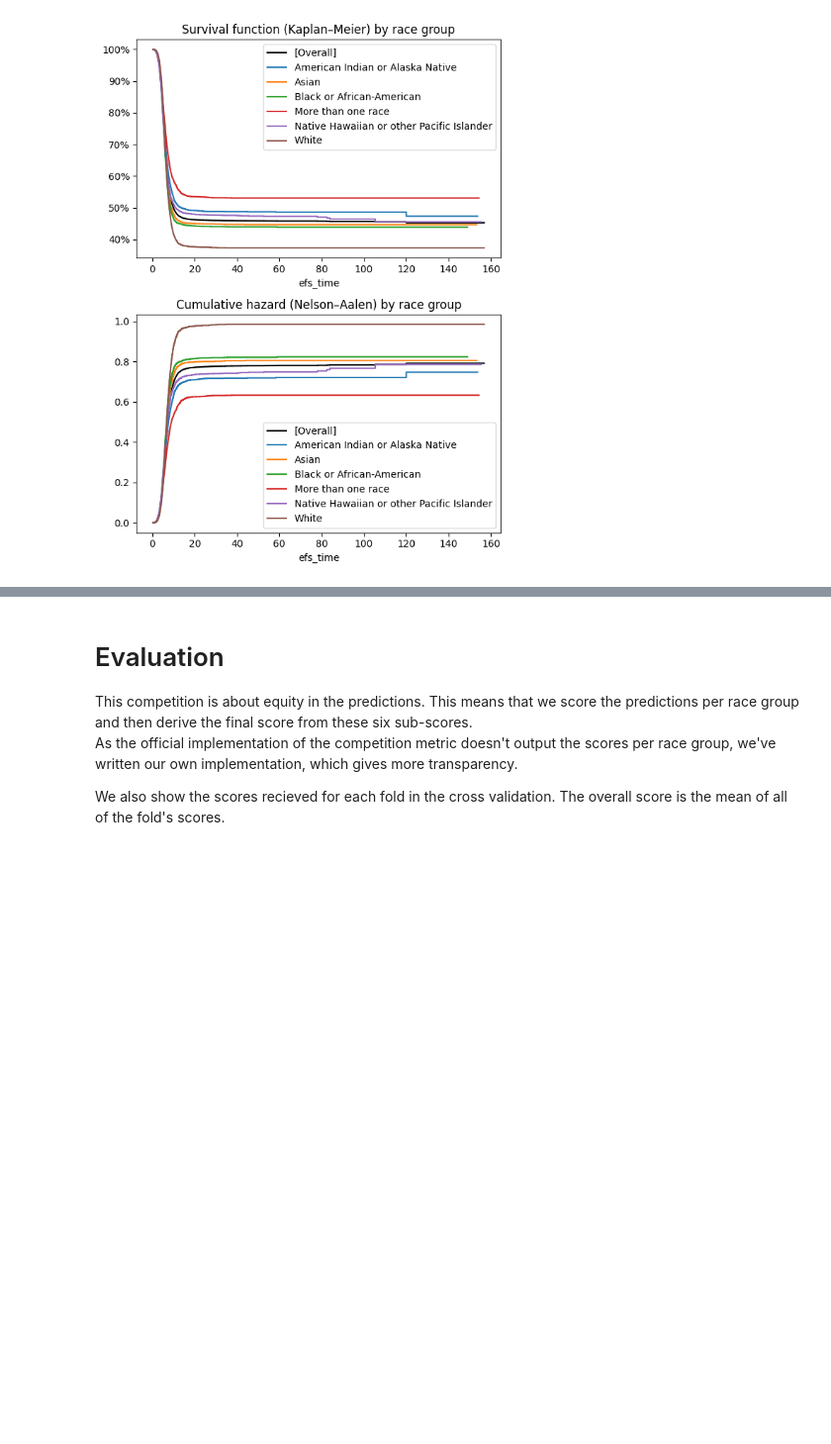
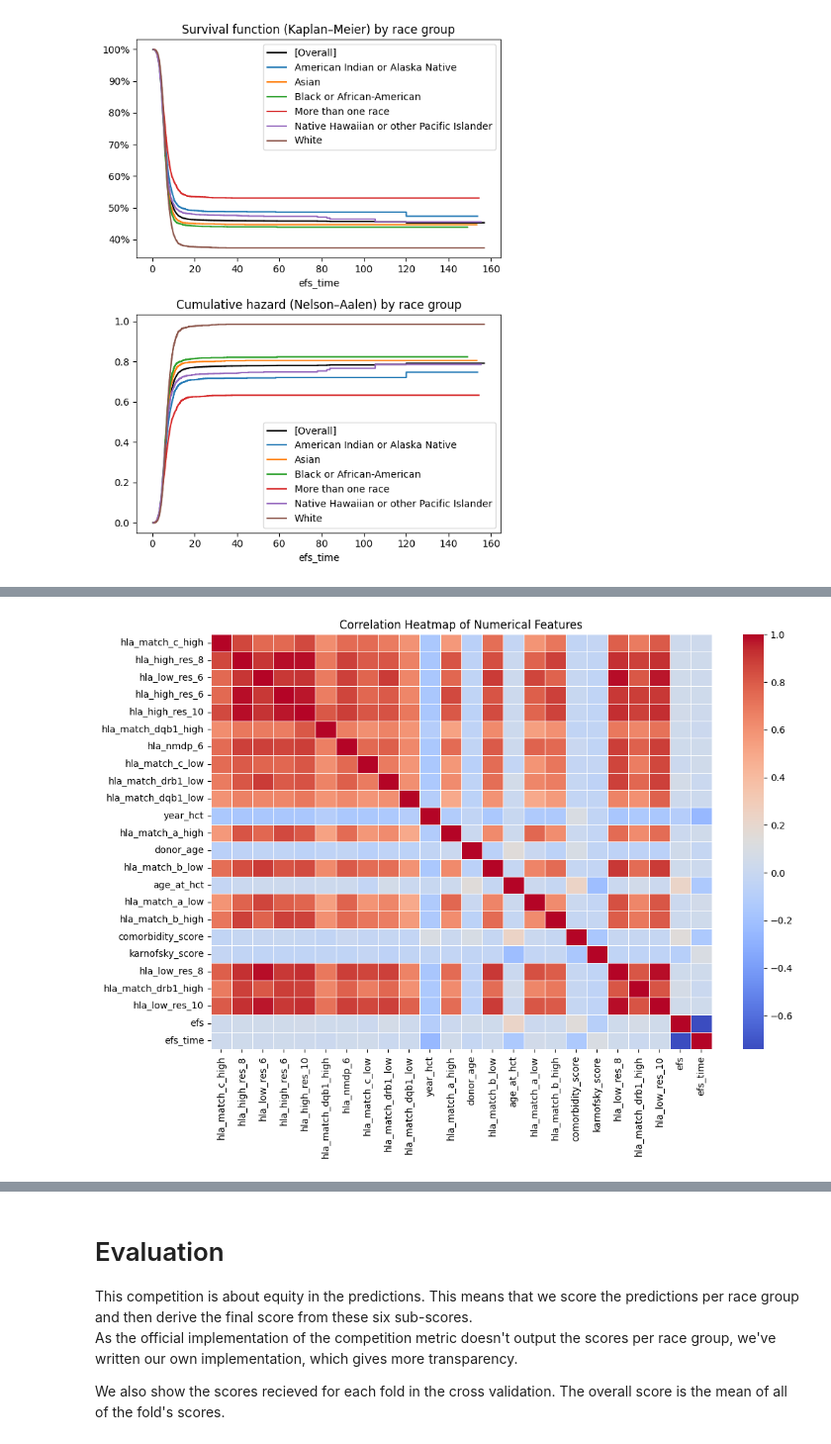
Before and after one commit to galel12/Equity-in-post-HCT-Survival-Predictions, a Jupyter notebook: notebook.ipynb, the cells around one changed output, grey strips where cells are left out. Shown at 99% size. Saved outputs shown, nothing was run; the diff lists cells and outputs as text; code cells hidden in the pictures; blank space fills up the shorter version.

```diff
--- a/notebook.ipynb
+++ b/notebook.ipynb
@@ -255,0 +346,9 @@ plt.show()
+# %%
+# Generate a correlation heatmap
+plt.figure(figsize=(12, 8))
+corr_matrix = train.corr(numeric_only=True) # Only numerical columns
+sns.heatmap(corr_matrix, cmap="coolwarm", annot=False, linewidths=0.5)
+plt.title("Correlation Heatmap of Numerical Features")
+plt.show()
+# %% [output]
+[figure, added]
```
Also changed, not shown: parts of 21 cells of this notebook, 1 other file.
